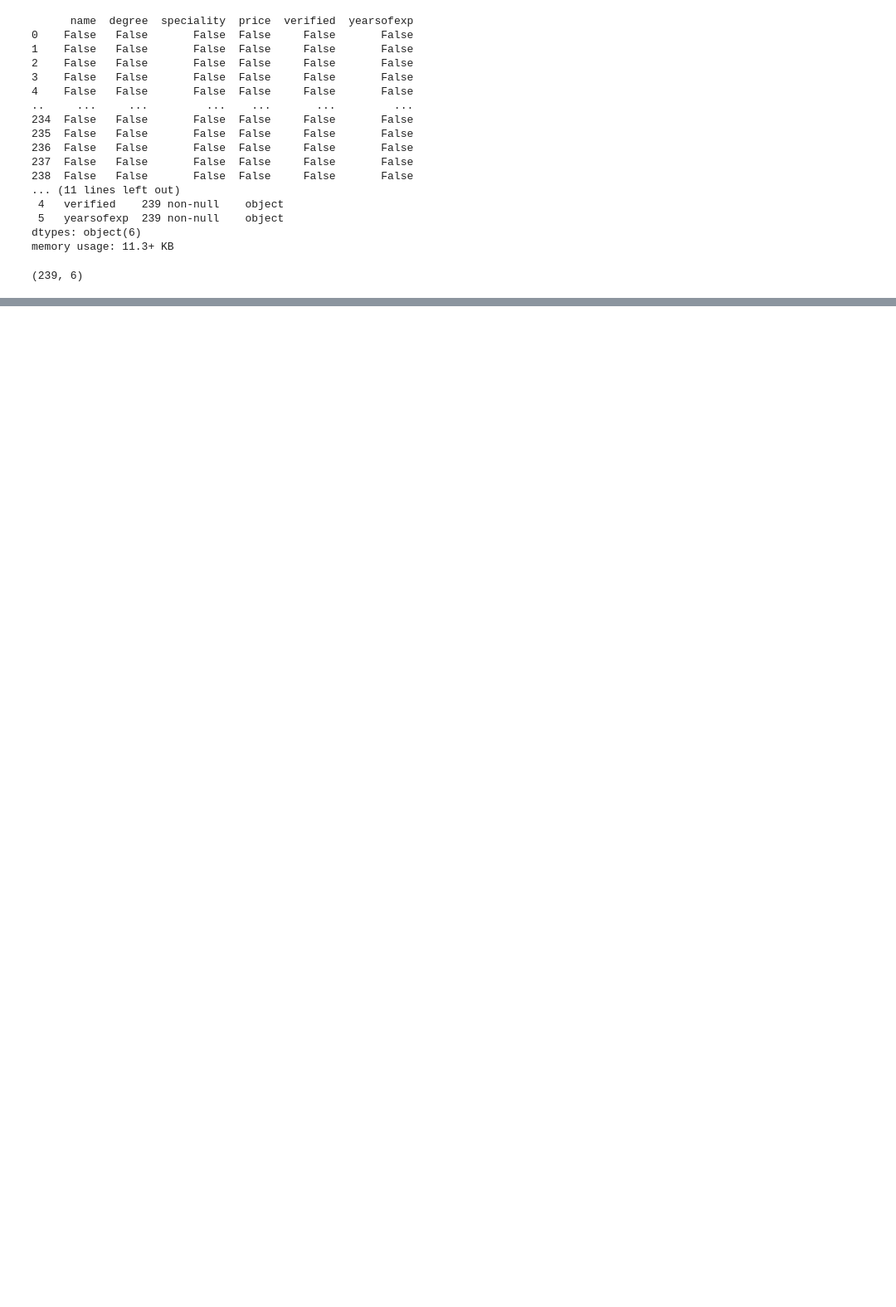
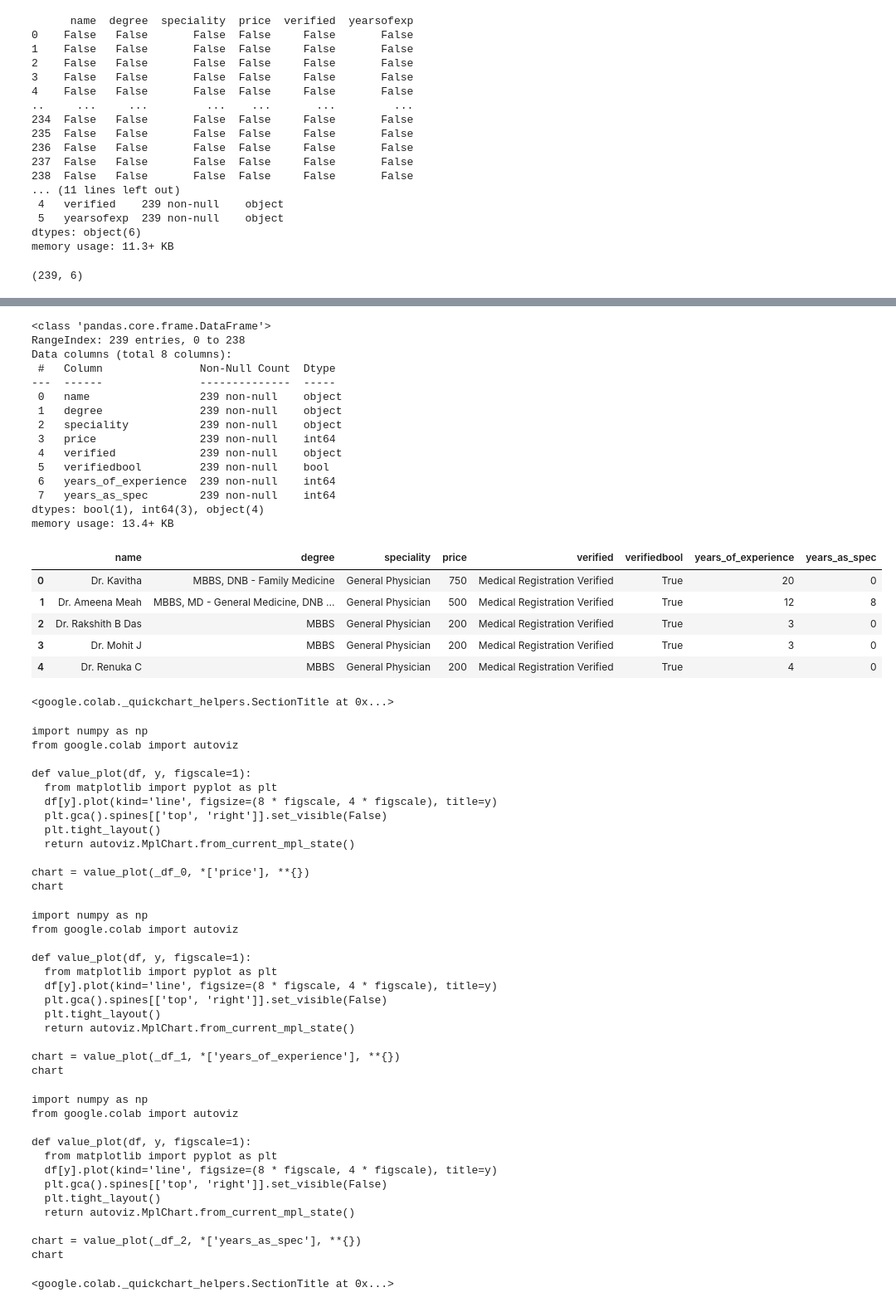
Before and after one commit to maulshreegarg/Practo, a Jupyter notebook: practo.ipynb, the cells around one changed output, grey strips where cells are left out. Shown at 83% size. Cells and saved outputs as stored; diff of their text form; code cells hidden in the pictures; blank space fills up the shorter version.

```diff
--- a/practo.ipynb
+++ b/practo.ipynb
@@ -107,0 +125,65 @@ df.head()
+# %%
+df["speciality"]=df["speciality"].str.replace(',','')
+# %%
+df.info()
+df.head()
+# %% [output]
+<class 'pandas.core.frame.DataFrame'>
+RangeIndex: 239 entries, 0 to 238
+Data columns (total 8 columns):
+ #   Column               Non-Null Count  Dtype
+---  ------               --------------  -----
+ 0   name                 239 non-null    object
+ 1   degree               239 non-null    object
+ 2   speciality           239 non-null    object
+ 3   price                239 non-null    int64
+ 4   verified             239 non-null    object
+ 5   verifiedbool         239 non-null    bool
+ 6   years_of_experience  239 non-null    int64
+ 7   years_as_spec        239 non-null    int64
+dtypes: bool(1), int64(3), object(4)
+memory usage: 13.4+ KB
+|  | name | degree | speciality | price | verified | verifiedbool | years_of_experience | years_as_spec |
+| 0 | Dr. Kavitha | MBBS, DNB - Family Medicine | General Physician | 750 | Medical Registration Verified | True | 20 | 0 |
+| 1 | Dr. Ameena Meah | MBBS, MD - General Medicine, DNB ... | General Physician | 500 | Medical Registration Verified | True | 12 | 8 |
+| 2 | Dr. Rakshith B Das | MBBS | General Physician | 200 | Medical Registration Verified | True | 3 | 0 |
+| 3 | Dr. Mohit J | MBBS | General Physician | 200 | Medical Registration Verified | True | 3 | 0 |
+| 4 | Dr. Renuka C | MBBS | General Physician | 200 | Medical Registration Verified | True | 4 | 0 |
+<google.colab._quickchart_helpers.SectionTitle at 0x...>
+import numpy as np
+from google.colab import autoviz
+
+def value_plot(df, y, figscale=1):
+  from matplotlib import pyplot as plt
+  df[y].plot(kind='line', figsize=(8 * figscale, 4 * figscale), title=y)
+  plt.gca().spines[['top', 'right']].set_visible(False)
+  plt.tight_layout()
+  return autoviz.MplChart.from_current_mpl_state()
+
+chart = value_plot(_df_0, *['price'], **{})
+chart
+import numpy as np
+from google.colab import autoviz
+
+def value_plot(df, y, figscale=1):
+  from matplotlib import pyplot as plt
+  df[y].plot(kind='line', figsize=(8 * figscale, 4 * figscale), title=y)
+  plt.gca().spines[['top', 'right']].set_visible(False)
+  plt.tight_layout()
+  return autoviz.MplChart.from_current_mpl_state()
+
+chart = value_plot(_df_1, *['years_of_experience'], **{})
+chart
+import numpy as np
+from google.colab import autoviz
+
+def value_plot(df, y, figscale=1):
+  from matplotlib import pyplot as plt
+  df[y].plot(kind='line', figsize=(8 * figscale, 4 * figscale), title=y)
+  plt.gca().spines[['top', 'right']].set_visible(False)
+  plt.tight_layout()
+  return autoviz.MplChart.from_current_mpl_state()
+
+chart = value_plot(_df_2, *['years_as_spec'], **{})
+chart
+<google.colab._quickchart_helpers.SectionTitle at 0x...>
```
Also changed, not shown: parts of 6 cells of this notebook.
